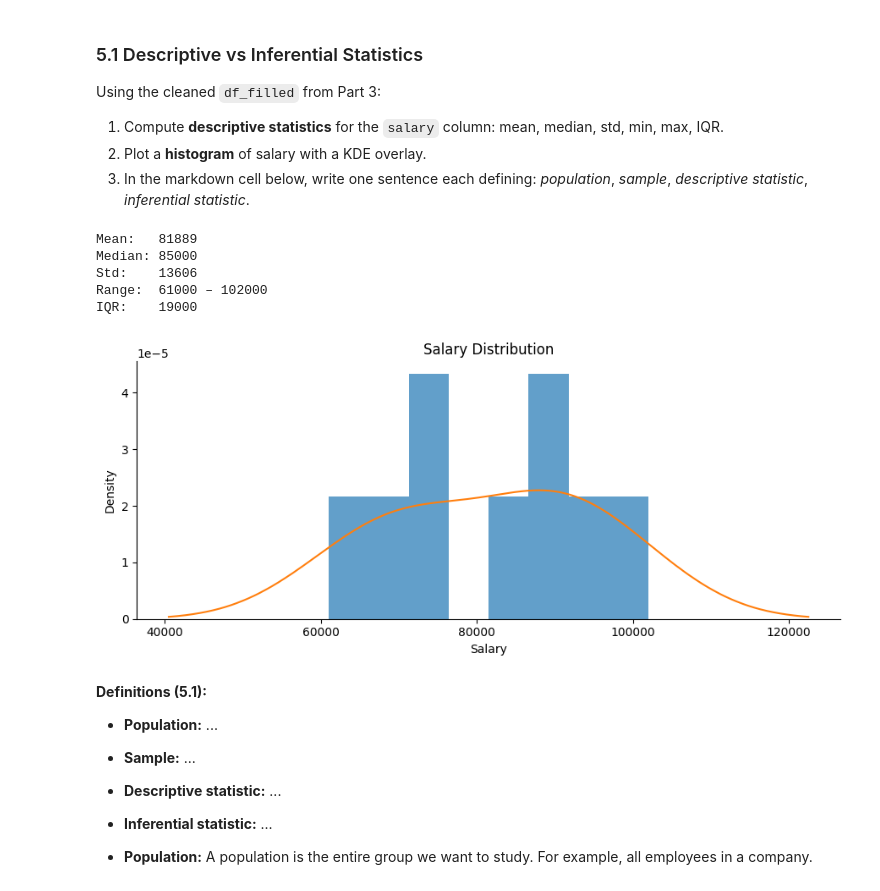
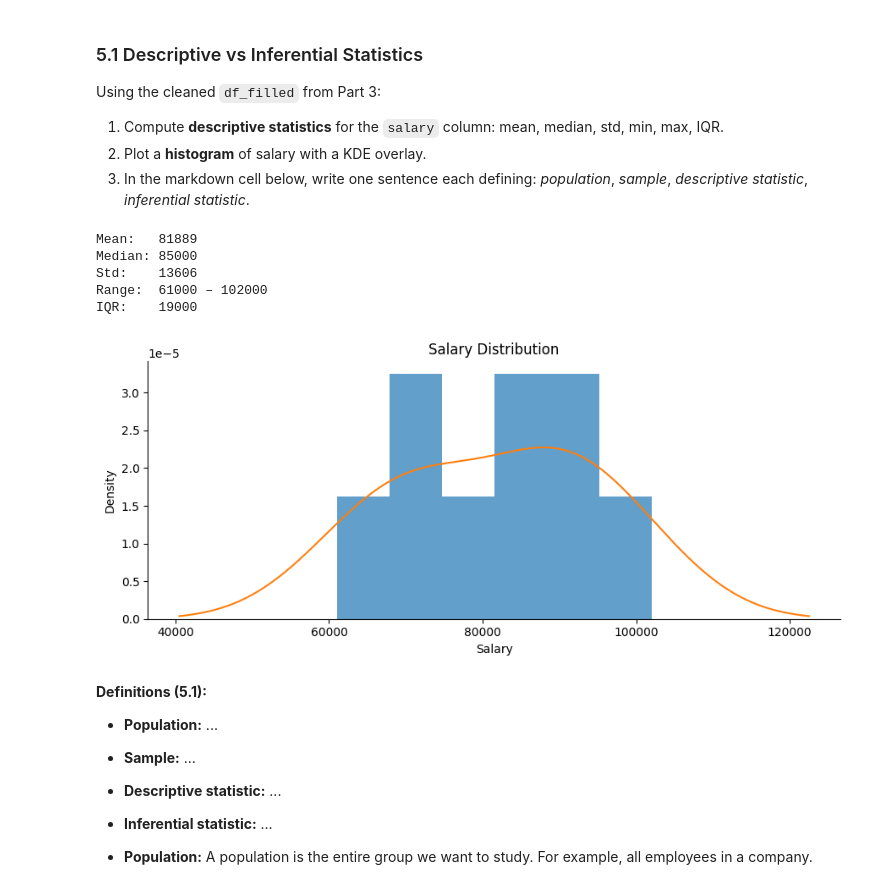
Before and after one commit to DhangeSakshiSanjay/Celebal_Weekly_Assignments, a Jupyter notebook: week1_assignment.ipynb, the cells around one changed output. Cells and saved outputs as stored; diff of their text form; code cells hidden in the pictures.

```diff
--- a/week1_assignment.ipynb
+++ b/week1_assignment.ipynb
@@ -583,33 +583,52 @@ Using the cleaned `df_filled` from Part 3:
 # %%
 salary = df_filled['salary']
 
-mean_s   = salary.mean()                    # YOUR CODE HERE
-median_s = salary.median()                  # YOUR CODE HERE
-std_s    = salary.std()                     # YOUR CODE HERE
-min_s    = salary.min()                     # YOUR CODE HERE
-max_s    = salary.max()                     # YOUR CODE HERE
-iqr_s    = np.percentile(salary, 75) - np.percentile(salary, 25)  # YOUR CODE HERE
+mean_s   = salary.mean()                      # YOUR CODE HERE
+median_s = salary.median()                    # YOUR CODE HERE
+std_s    = salary.std()                       # YOUR CODE HERE
+min_s    = salary.min()                       # YOUR CODE HERE
+max_s    = salary.max()                       # YOUR CODE HERE
+
+iqr_s = (
+    np.percentile(salary, 75)
+    - np.percentile(salary, 25)
+)  # YOUR CODE HERE — use np.percentile
+
 
 print(f"Mean:   {mean_s:.0f}")
 print(f"Median: {median_s:.0f}")
 print(f"Std:    {std_s:.0f}")
 print(f"Range:  {min_s:.0f} – {max_s:.0f}")
 print(f"IQR:    {iqr_s:.0f}")
 
+
 # Histogram + KDE
 fig, ax = plt.subplots()
-# YOUR CODE HERE
-salary.plot(kind='hist', bins=8, density=True, ax=ax, alpha=0.7)
-salary.plot(kind='kde', ax=ax)
-ax.set_xlabel('Salary'); ax.set_title('Salary Distribution')
-plt.tight_layout(); plt.show()
+
+ax.hist(
+    salary,
+    bins=6,
+    density=True,
+    alpha=0.7
+)
+
+salary.plot(
+    kind='kde',
+    ax=ax
+)
+
+ax.set_xlabel('Salary')
+ax.set_title('Salary Distribution')
+
+plt.tight_layout()
+plt.show()
 # %% [output]
 Mean:   81889
 Median: 85000
 Std:    13606
 Range:  61000 – 102000
 IQR:    19000
-[figure, old version]
+[figure, new version]
 # %% [markdown]
 **Definitions (5.1):**
 
```
Also changed, not shown: parts of 1 cell of this notebook.
